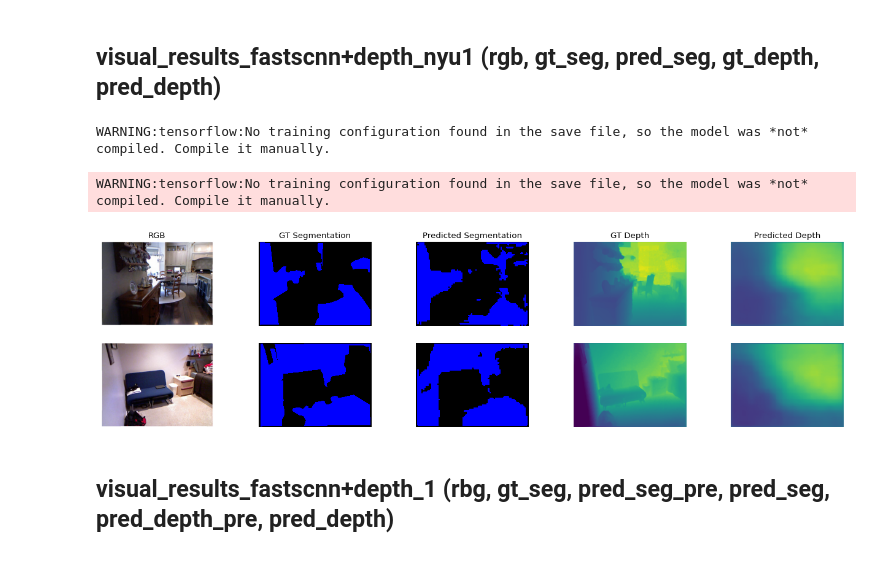
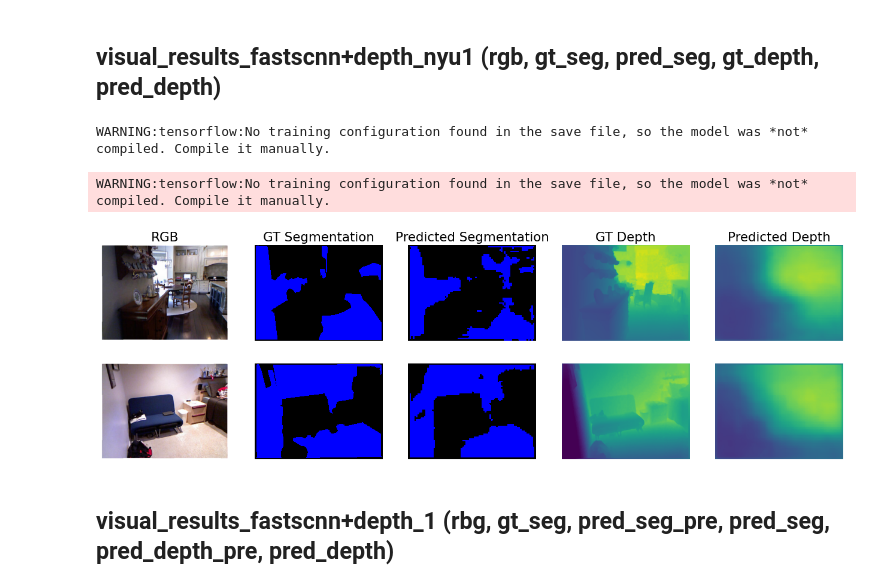
Before and after one commit to ethz-asl/background_foreground_segmentation, a Jupyter notebook: src/visualizations.ipynb, the cells around one changed output. Cells and saved outputs as stored; diff of their text form; code cells hidden in the pictures.

```diff
--- a/src/visualizations.ipynb
+++ b/src/visualizations.ipynb
@@ -138,12 +137,2 @@ figure0.savefig("presentation_figures/dense_pseudolabels_example1.png", bbox_inc
 # %% [markdown]
 ## dense_pseudolabels_example2 (rgb, sparse, dense, combined)
-# %%
-datapath = '/home/matthias/data/rss_2021_data/label_aggregator_dense/labels_lidar/'
-if not os.path.exists(os.path.join(datapath, 'dataset_info.json')):
-    with open(os.path.join(datapath, 'dataset_info.json'), 'w') as f:
-        json.dump({
-            'output_shapes': {'rgb': [None, None, 3], 'sparselabels': [None, None], 'denselabels': [None, None], 'combinedlabels': [None, None], 'depthlabels': [None, None], 'unaggregatedlabels': [None, None], 'sparsedepthlabels': [None, None]},
-            'output_types': {'rgb': 'uint8', 'sparselabels': 'int32', 'denselabels': 'int32', 'combinedlabels': 'int32', 'depthlabels': 'int32', 'unaggregatedlabels': 'int32', 'sparsedepthlabels': 'int32'}
-        }, f)
-combined_demo_ds = load_fsdata(datapath)
-print(combined_demo_ds)
@@ -157,6 +144,7 @@ for i in range(60):
 for i in range(100):
     entry2 = next(samples_iter2)
 figure0 = plt.figure(figsize=(17.5, 5), dpi=80)
+plt.rc('font', size=16)
 plt.subplots_adjust(wspace=0.1, hspace=0.1)
 
 ax1 = plt.subplot(2,4,1)
@@ -219,8 +207,8 @@ WARNING:tensorflow:No training configuration found in the save file, so the mode
 WARNING:tensorflow:No training configuration found in the save file, so the model was *not* compiled. Compile it manually.
 WARNING:tensorflow:No training configuration found in the save file, so the model was *not* compiled. Compile it manually.
 # %%
-## On Office GT: best: 24, (8, 15, 17)
-
+## On Office GT: best: 24, (8, 15, 17, 10, 12)
+print(len(val_ds_office_gt))
 samples_iter1 = iter(val_ds_office_gt)
 samples_iter2 = iter(val_ds_office_gt)
 entries = list()
@@ -231,9 +219,9 @@ for i in range(index):
     if i > index - 5:
         entries.append(entry)
 """
-for i in range(17):
+for i in range(10): # 17
     entry1 = next(samples_iter1)
-for i in range(24):
+for i in range(24): # 24
     entry2 = next(samples_iter2)
 entries.append(entry1)
 entries.append(entry2)
@@ -241,6 +229,7 @@ entries.append(entry2)
 i = 0
 rows = len(entries)
 figure0 = plt.figure(figsize=(20, 5), dpi=80)
+plt.rc('font', size=16)
 for entry in entries:
     # RGB
     ax1 = plt.subplot(rows,6,i+1)
@@ -271,7 +260,7 @@ for entry in entries:
     pred = tf.argmax(b[1], axis=-1)
     ax1.imshow(pred[0,:,:], cmap=cmap2)
     if i == 0:
-        ax1.set_title('Finetuning Sparse')
+        ax1.set_title('Sparse')
     # Dense Segmentation
     ax1 = plt.subplot(rows,6,i+5)
     plt.axis('off')
@@ -280,7 +269,7 @@ for entry in entries:
     pred = tf.argmax(b[1], axis=-1)
     ax1.imshow(pred[0,:,:], cmap=cmap2)
     if i == 0:
-        ax1.set_title('Finetuning Dense')
+        ax1.set_title('Dense')
     # Combined Segmentation
     ax1 = plt.subplot(rows,6,i+6)
     plt.axis('off')
@@ -289,7 +278,7 @@ for entry in entries:
     pred = tf.argmax(b[1], axis=-1)
     ax1.imshow(pred[0,:,:], cmap=cmap2)
     if i == 0:
-        ax1.set_title('Finetuning Combined')
+        ax1.set_title('Combined')
     i = i+6
 
 figure0.savefig("presentation_figures/visual_results_fastscnn_gt_1.pdf", bbox_inches='tight')
@@ -333,7 +403,7 @@ entries.append(entry2)
 i = 0
 rows = len(entries)
 figure0 = plt.figure(figsize=(20, 10), dpi=80)
-
+plt.rc('font', size=14)
 for entry in entries:
     image, label, mask = preprocess_bagfile(entry['image'], entry['label'])
     # RGB
@@ -553,9 +623,10 @@ entries.append(entry2)
 
 i = 0
 rows = len(entries)
-figure0 = plt.figure(figsize=(20, 5), dpi=80)
+figure0 = plt.figure(figsize=(20, 6), dpi=80)
 
 model0 = tf.keras.models.load_model('/home/matthias/data/rss_2021_data/xavier_models/nyu_depth_pretraining_14/model_epoch_65.h5', custom_objects={'tf': tf})
+plt.rc('font', size=16)
 for entry in entries:
     # RGB
     ax1 = plt.subplot(rows,5,i+1)
@@ -580,34 +651,34 @@ for entry in entries:
     if i == 0:
         ax1.set_title('Predicted Segmentation')
     # Depth label
     ax1 = plt.subplot(rows,5,i+4)
     plt.axis('off')
     depth_label_orig = entry['label']['distance']
     depth_label_preproc = preprocess_power_standardize(depth_label_orig)
     plot1 = ax1.imshow(depth_label_preproc, vmin=-2, vmax=2)
     #plt.colorbar(plot1,ax=ax1)
     label_depth = tf.expand_dims(depth_label_preproc,0)
     if i == 0:
         ax1.set_title('GT Depth')
 
     # Depth predictions
     ax1 = plt.subplot(rows,5,i+5)
     plt.axis('off')
     depth = b[2]
     plot1 = ax1.imshow(depth[0,:,:], vmin=-2, vmax=2)
     #plt.colorbar(plot1,ax=ax1)
     pred_depth = tf.expand_dims(depth[0,:,:],0)
     if i == 0:
         ax1.set_title('Predicted Depth')
 
     i+=5
 
 figure0.savefig("presentation_figures/visual_results_fastscnn+depth_nyu_1.pdf", bbox_inches='tight')
 figure0.savefig("presentation_figures/visual_results_fastscnn+depth_nyu_1.png", bbox_inches='tight')
 # %% [output]
 WARNING:tensorflow:No training configuration found in the save file, so the model was *not* compiled. Compile it manually.
 WARNING:tensorflow:No training configuration found in the save file, so the model was *not* compiled. Compile it manually.
-[figure, old version]
+[figure, new version]
 # %% [markdown]
 ## visual_results_fastscnn+depth_1 (rbg, gt_seg, pred_seg_pre, pred_seg, pred_depth_pre, pred_depth)
 # %%
```
Also changed, not shown: parts of 9 cells of this notebook, 2 other files.
